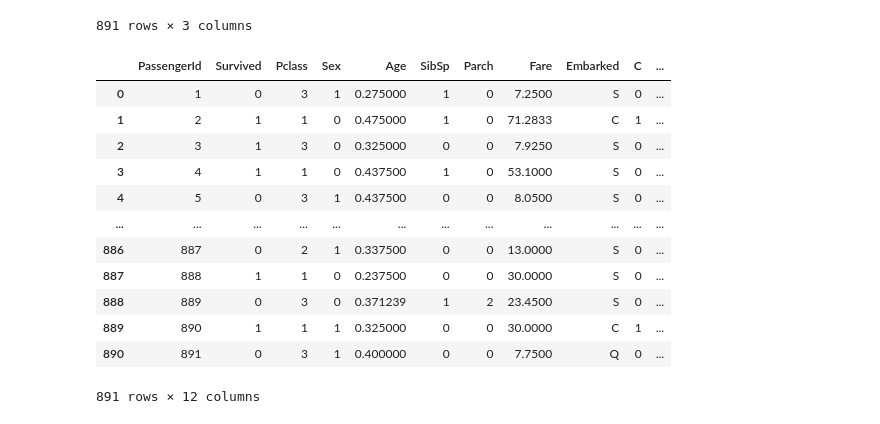
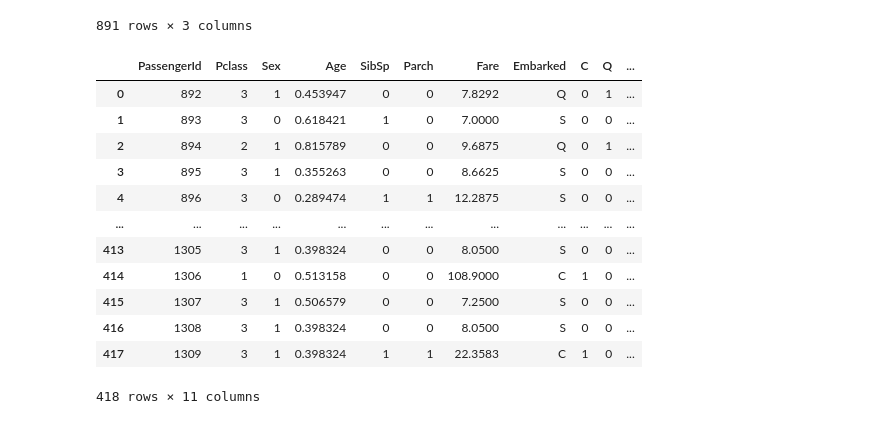
Before and after one commit to CarlosHenriqueMatos/dataExplorationAndML, a Jupyter notebook: titanic-initial-code.ipynb, the cells around one changed output. Cells and saved outputs as stored; diff of their text form; code cells hidden in the pictures.

```diff
--- a/titanic-initial-code.ipynb
+++ b/titanic-initial-code.ipynb
@@ -127,6 +172,7 @@ trainOriginalData
 891 rows × 12 columns
 # %%
 trainOriginalData['Sex'] = pd.get_dummies(trainOriginalData['Sex'], dtype=int)["male"]
+testOriginalData['Sex'] = pd.get_dummies(testOriginalData['Sex'], dtype=int)["male"]
 # %%
 trainOriginalData
 # %% [output]
@@ -146,6 +192,9 @@ trainOriginalData
 # %%
 trainOriginalData["Age"] = trainOriginalData["Age"]/trainOriginalData["Age"].max()
 trainOriginalData['Age'] = trainOriginalData['Age'].fillna(trainOriginalData['Age'].mean())
+
+testOriginalData["Age"] = testOriginalData["Age"]/testOriginalData["Age"].max()
+testOriginalData['Age'] = testOriginalData['Age'].fillna(testOriginalData['Age'].mean())
 # %%
 trainOriginalData
 # %% [output]
@@ -199,17 +248,18 @@ pd.get_dummies(trainOriginalData['Embarked'], dtype=int)
 891 rows × 3 columns
 # %%
 pd.concat([trainOriginalData, pd.get_dummies(trainOriginalData['Embarked'], dtype=int)], axis=1)
+pd.concat([testOriginalData, pd.get_dummies(testOriginalData['Embarked'], dtype=int)], axis=1)
 # %% [output]
-|  | PassengerId | Survived | Pclass | Sex | Age | SibSp | Parch | Fare | Embarked | C | ... |
-| 0 | 1 | 0 | 3 | 1 | 0.275000 | 1 | 0 | 7.2500 | S | 0 | ... |
-| 1 | 2 | 1 | 1 | 0 | 0.475000 | 1 | 0 | 71.2833 | C | 1 | ... |
-| 2 | 3 | 1 | 3 | 0 | 0.325000 | 0 | 0 | 7.9250 | S | 0 | ... |
-| 3 | 4 | 1 | 1 | 0 | 0.437500 | 1 | 0 | 53.1000 | S | 0 | ... |
-| 4 | 5 | 0 | 3 | 1 | 0.437500 | 0 | 0 | 8.0500 | S | 0 | ... |
+|  | PassengerId | Pclass | Sex | Age | SibSp | Parch | Fare | Embarked | C | Q | ... |
+| 0 | 892 | 3 | 1 | 0.453947 | 0 | 0 | 7.8292 | Q | 0 | 1 | ... |
+| 1 | 893 | 3 | 0 | 0.618421 | 1 | 0 | 7.0000 | S | 0 | 0 | ... |
+| 2 | 894 | 2 | 1 | 0.815789 | 0 | 0 | 9.6875 | Q | 0 | 1 | ... |
+| 3 | 895 | 3 | 1 | 0.355263 | 0 | 0 | 8.6625 | S | 0 | 0 | ... |
+| 4 | 896 | 3 | 0 | 0.289474 | 1 | 1 | 12.2875 | S | 0 | 0 | ... |
 | ... | ... | ... | ... | ... | ... | ... | ... | ... | ... | ... | ... |
-| 886 | 887 | 0 | 2 | 1 | 0.337500 | 0 | 0 | 13.0000 | S | 0 | ... |
-| 887 | 888 | 1 | 1 | 0 | 0.237500 | 0 | 0 | 30.0000 | S | 0 | ... |
-| 888 | 889 | 0 | 3 | 0 | 0.371239 | 1 | 2 | 23.4500 | S | 0 | ... |
-| 889 | 890 | 1 | 1 | 1 | 0.325000 | 0 | 0 | 30.0000 | C | 1 | ... |
-| 890 | 891 | 0 | 3 | 1 | 0.400000 | 0 | 0 | 7.7500 | Q | 0 | ... |
+| 413 | 1305 | 3 | 1 | 0.398324 | 0 | 0 | 8.0500 | S | 0 | 0 | ... |
+| 414 | 1306 | 1 | 0 | 0.513158 | 0 | 0 | 108.9000 | C | 1 | 0 | ... |
+| 415 | 1307 | 3 | 1 | 0.506579 | 0 | 0 | 7.2500 | S | 0 | 0 | ... |
+| 416 | 1308 | 3 | 1 | 0.398324 | 0 | 0 | 8.0500 | S | 0 | 0 | ... |
+| 417 | 1309 | 3 | 1 | 0.398324 | 1 | 1 | 22.3583 | C | 1 | 0 | ... |
-891 rows × 12 columns
+418 rows × 11 columns
```
Also changed, not shown: parts of 8 cells of this notebook.
